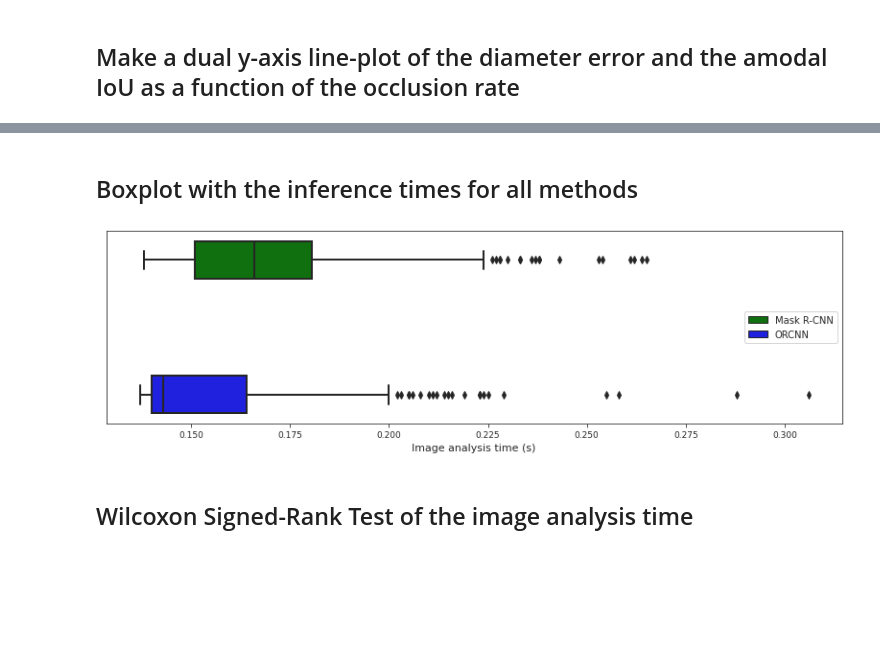
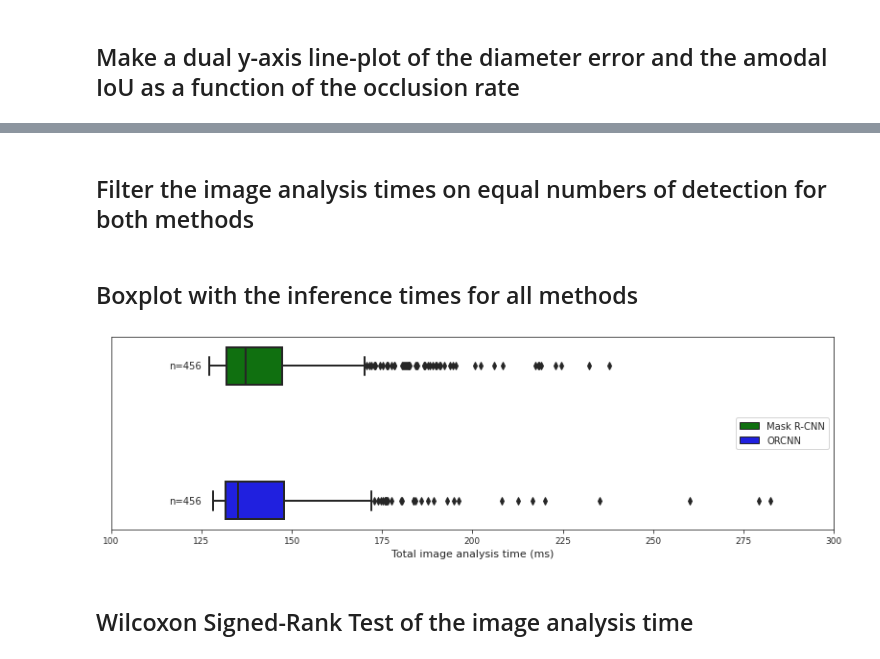
Before and after one commit to pieterblok/sizecnn, a Jupyter notebook: utils/statistics_and_visualize_results_from_the_two_methods.ipynb, the cells around one changed output, grey strips where cells are left out. Cells and saved outputs as stored; diff of their text form; code cells hidden in the pictures; blank space fills up the shorter version.

```diff
--- a/utils/statistics_and_visualize_results_from_the_two_methods.ipynb
+++ b/utils/statistics_and_visualize_results_from_the_two_methods.ipynb
@@ -25,7 +26,7 @@ rootdir = os.path.join(path_parent, "results")
 
 subdirs = ["mrcnn_postprocessing", "orcnn_postprocessing"]
 labels = ["Mask R-CNN", "ORCNN"]
-colors = ["blue", "green"]
+colors = ["green", "blue"]
 palette = {"g", "b"}
 
 image_num = 487
@@ -73,7 +83,9 @@ for i in range(len(subdirs)):
 # %% [markdown]
 ## Initialize a dataframe, which will store the results
 # %%
-df = pd.DataFrame(data=data_combined, columns=["name", "amodal_iou", "visible_iou", "pred_d", "real_d", "diff", "abs_diff", "ocr", "time", "method_id", "method"])
+df = pd.DataFrame(data=data_combined, columns=["name", "det_num", "amodal_iou", "visible_iou", "pred_d", "real_d", "diff", "abs_diff", "ocr", "time_cnn", "time_cf", "time_hf", "time_pm", "time", "method_id", "method"])
+df["det_num"] = df["det_num"].astype(int)
+
 df["abs_diff"] = df["abs_diff"].astype(float)
 avg_diff = df.groupby(["method"])["abs_diff"].mean()
 max_diff = df.groupby(["method"])["abs_diff"].max()
@@ -90,7 +102,7 @@ df["method_id"] = df["method_id"].astype(int)
 # %% [markdown]
 ## Do some summary statistics and plot a histogram
 # %%
-colors = colors[::-1]
+# colors = colors[::-1]
 
 csv_name = 'summary_stats_diameter_error.csv'
 with open(os.path.join(rootdir, csv_name), 'w', newline='') as csvfile:
@@ -116,7 +128,7 @@ for i in range(len(labels)):
     print(label)
     subdir = subdirs[i]
     color = colors[i]
-    savename = os.path.join(rootdir, "histogram_" + subdir + ".png")
+    savename = os.path.join(rootdir, "histogram_" + subdir + ".jpg")
     bins, counts = statistics.histogram_error_fixed_scale(np.asarray(diffs[label]), label, -35, 35, 70, 14, digit_size, font_size, color, savename)
 
     mae = mean_absolute_error(real_diameters[label], pred_diameters[label])
@@ -310,24 +322,52 @@ plt.show()
+# %% [markdown]
+## Filter the image analysis times on equal numbers of detection for both methods
+# %%
+np.set_printoptions(formatter={'float_kind':'{:f}'.format})
+
+num_of_det = df.groupby(["name", "method"])["det_num"].apply(list)
+
+ids1 = np.arange(0, len(num_of_det), 2)
+ids2 = np.arange(1, len(num_of_det), 2)
+
+det_mrcnn = np.zeros(len(ids1)).astype(np.float32)
+det_orcnn = np.zeros(len(ids2)).astype(np.float32)
+
+for i in range(len(num_of_det)):
+    if i in ids1:
+        idx = int(i/2)
+        det_mrcnn[idx] = num_of_det[i][0]
+    if i in ids2:
+        idx = int((i-1)/2)
+        det_orcnn[idx] = num_of_det[i][0]
+
+idxs = list(np.where(det_mrcnn == det_orcnn)[0])
+
+selected_names = df.iloc[idxs]["name"].tolist()
+df2 = df.loc[df["name"].isin(selected_names)]
 # %% [markdown]
 ## Boxplot with the inference times for all methods
 # %%
 sns.set_style("ticks")
 f, ax = plt.subplots(figsize=(11, 3.5))
 
-ax = sns.boxplot(x="time", y="method_id", hue="method", orient="h", palette=palette, linewidth=2, data=df)
+ax = sns.boxplot(x="time", y="method_id", hue="method", orient="h", palette=palette, linewidth=2, data=df2)
 ax.set_ylabel('')
 plt.legend(loc='center right')
 
-plt.xlabel('Image analysis time (s)', fontsize=font_size)
+plt.xlabel('Total image analysis time (ms)', fontsize=font_size)
+plt.xticks(np.arange(100, 325, step=25), fontsize=digit_size)
+
 plt.xticks(fontsize=digit_size)
 plt.yticks([])
 
-# plt.title("Image analysis time when sizing {0:.0f} broccoli heads".format(image_num), fontsize=font_size)
+plt.annotate('n={:.0f}'.format(df2.shape[0]/2), (116, -0.17))
+plt.annotate('n={:.0f}'.format(df2.shape[0]/2), (116, 1.23))
 
 plt.tight_layout()
-plt.savefig(os.path.join(rootdir, 'image_analysis_times.png'))
+plt.savefig(os.path.join(rootdir, 'image_analysis_times.jpg'))
 plt.show()
 # %% [output]
-[figure, old version]
+[figure, new version]
 # %% [markdown]
 ## Wilcoxon Signed-Rank Test of the image analysis time
 # %%
```
Also changed, not shown: parts of 15 cells of this notebook, 2 other files.
